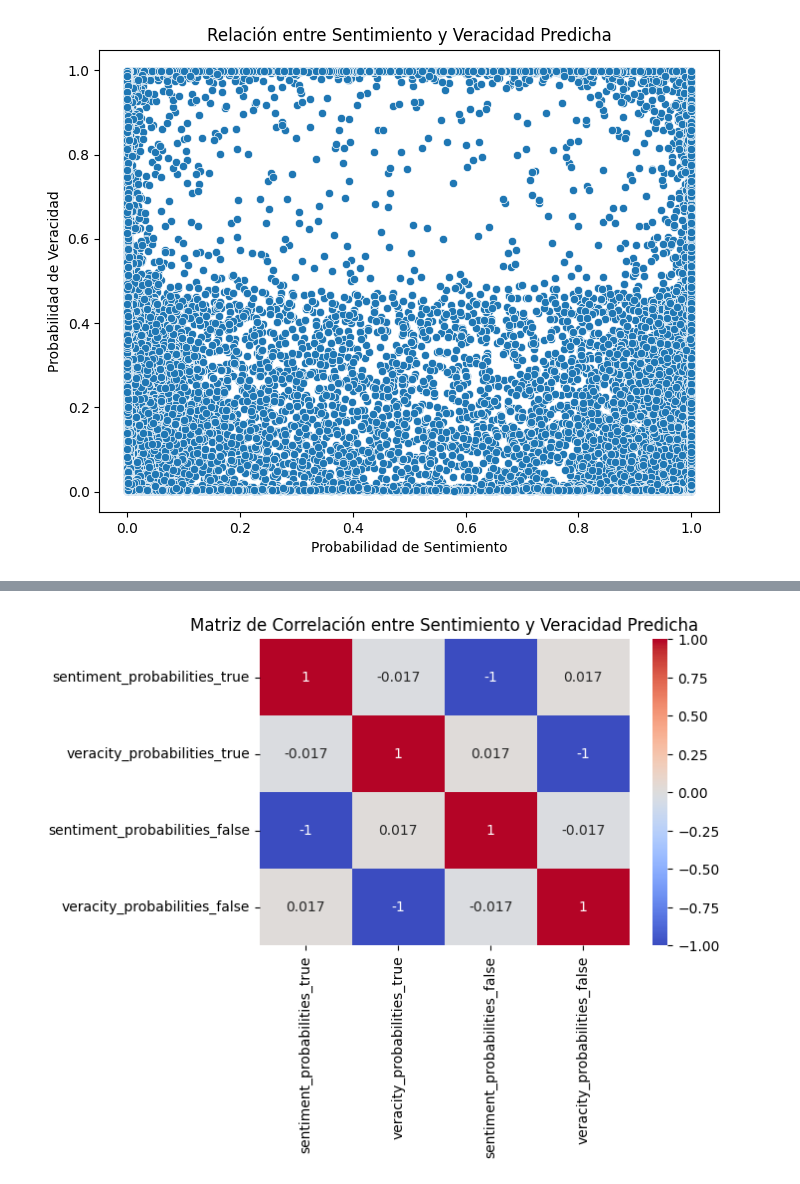
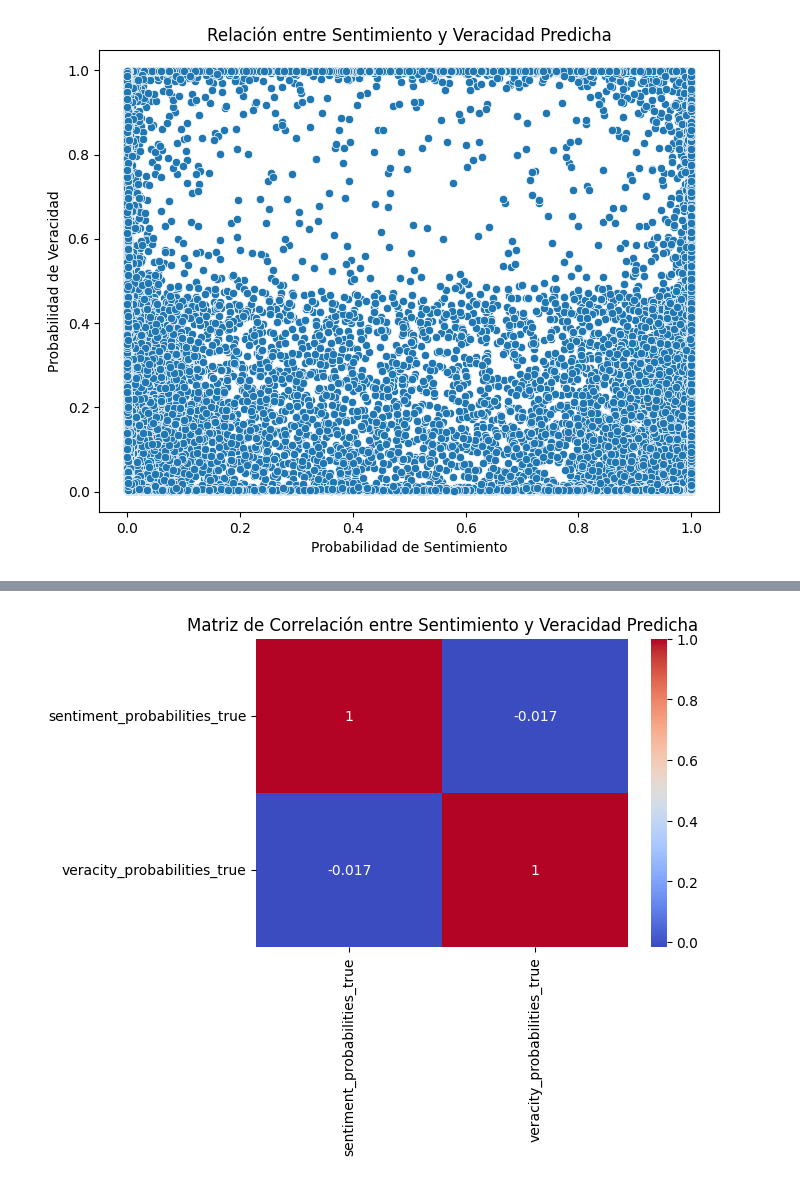
Before and after one commit to Verificado-Profesional/model-evaluation, a Jupyter notebook: relation_analysis.ipynb, the cells around one changed output, grey strips where cells are left out. Saved outputs shown, nothing was run; the diff lists cells and outputs as text; code cells hidden in the pictures.

```diff
--- a/relation_analysis.ipynb
+++ b/relation_analysis.ipynb
@@ -278,9 +295,9 @@ plt.show()
 # %%
 # Matriz de correlación entre Sentimiento y Veracidad Predicha
-correlation_matrix = df[['sentiment_probabilities_true', 'veracity_probabilities_true','sentiment_probabilities_false','veracity_probabilities_false']].corr()
+correlation_matrix = df[['sentiment_probabilities_true', 'veracity_probabilities_true']].corr()
 plt.figure(figsize=(6, 4))
 sns.heatmap(correlation_matrix, annot=True, cmap='coolwarm')
 plt.title('Matriz de Correlación entre Sentimiento y Veracidad Predicha')
 plt.show()
 # %% [output]
-[figure, old version]
+[figure, new version]
```
Also changed, not shown: parts of 16 cells of this notebook, 1 other file.
